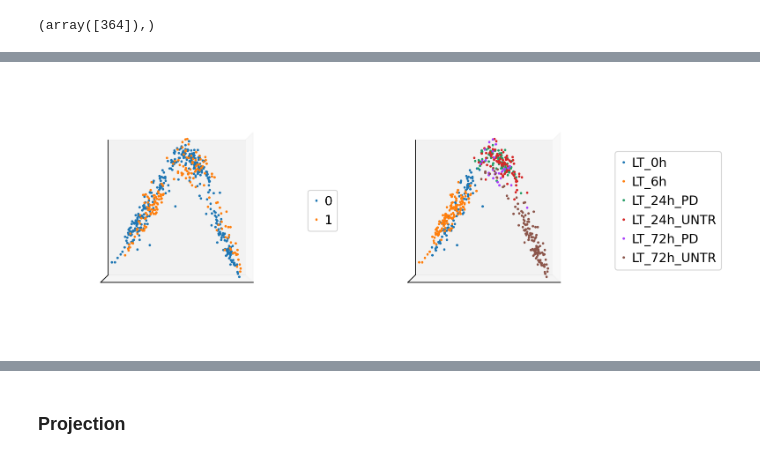
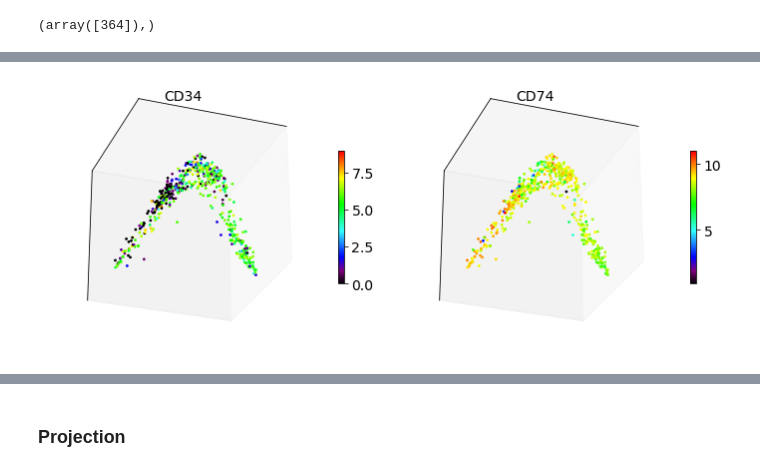
Before and after one commit to SharonWang/GSK_analysis, a Jupyter notebook: DPT_Notebooks/CBtest.ipynb, the cells around one changed output, grey strips where cells are left out. Cells and saved outputs as stored; diff of their text form; code cells hidden in the pictures.

```diff
--- a/DPT_Notebooks/CBtest.ipynb
+++ b/DPT_Notebooks/CBtest.ipynb
@@ -174,7 +206,7 @@ write.table(dm_CB_test@eigenvectors, "X_DM_CB_test.csv", quote=F, row.names=T, c
 # %% [markdown]
 ### Combined
 # %%
-DM_co = pd.read_csv('X_DM_CB_test.csv', index_col=0, header=0)
+DM_co = pd.read_csv('./Datafiles/CBtest/X_DM_CB_test.csv', index_col=0, header=0)
 # %%
 adata.obsm['X_diffmap'] = np.array(DM_co)
 # %%
@@ -192,2 +222,7 @@ pt_kenny <- destiny:::dpt_for_branch(dpt_flat, 1)
+# %%
+%%R -o pt_kenny
+dpt_kenny_CB = readRDS("./Datafiles/CBtest/dpt_kenny_CB.rds")
+dpt_flat <-  branch_divide(dpt_kenny_CB, integer(0L))
+pt_kenny <- destiny:::dpt_for_branch(dpt_flat, 1)
 # %%
 adata.obs['destiny_pt_kenny'] = pt_kenny
@@ -194,4 +239,4 @@ adata.obs['destiny_pt_kenny'] = pt_kenny
 # %%
-plot_3d(adata, ['batch', 'Details'], figsize=(10,4), azim=90,elev=0, components=[0,1,2], alpha=1, markersize=3)
+plot_3d(adata, ['CD34', 'CD74'], figsize=(10,4), azim=70,elev=-28, components=[0,1,2], alpha=1, markersize=3)
 # %% [output]
-[figure, old version]
+[figure, new version]
```
Also changed, not shown: parts of 14 cells of this notebook, 1 other file.
